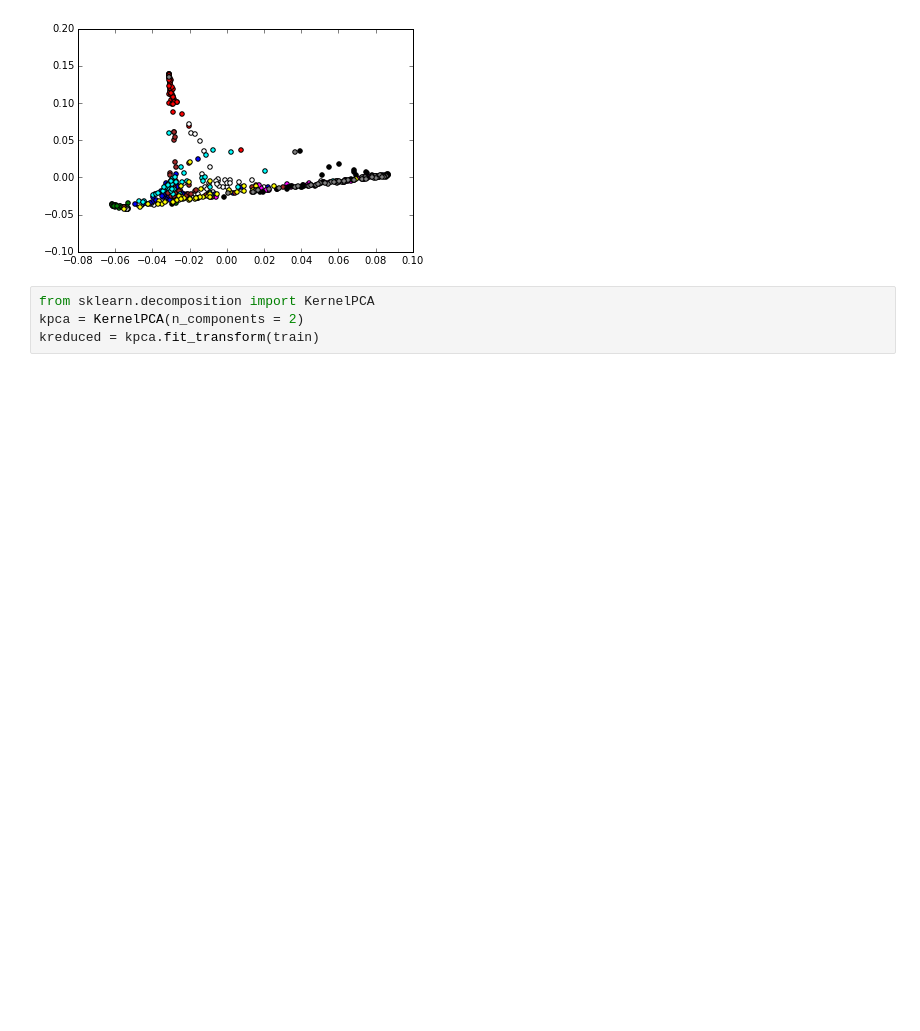
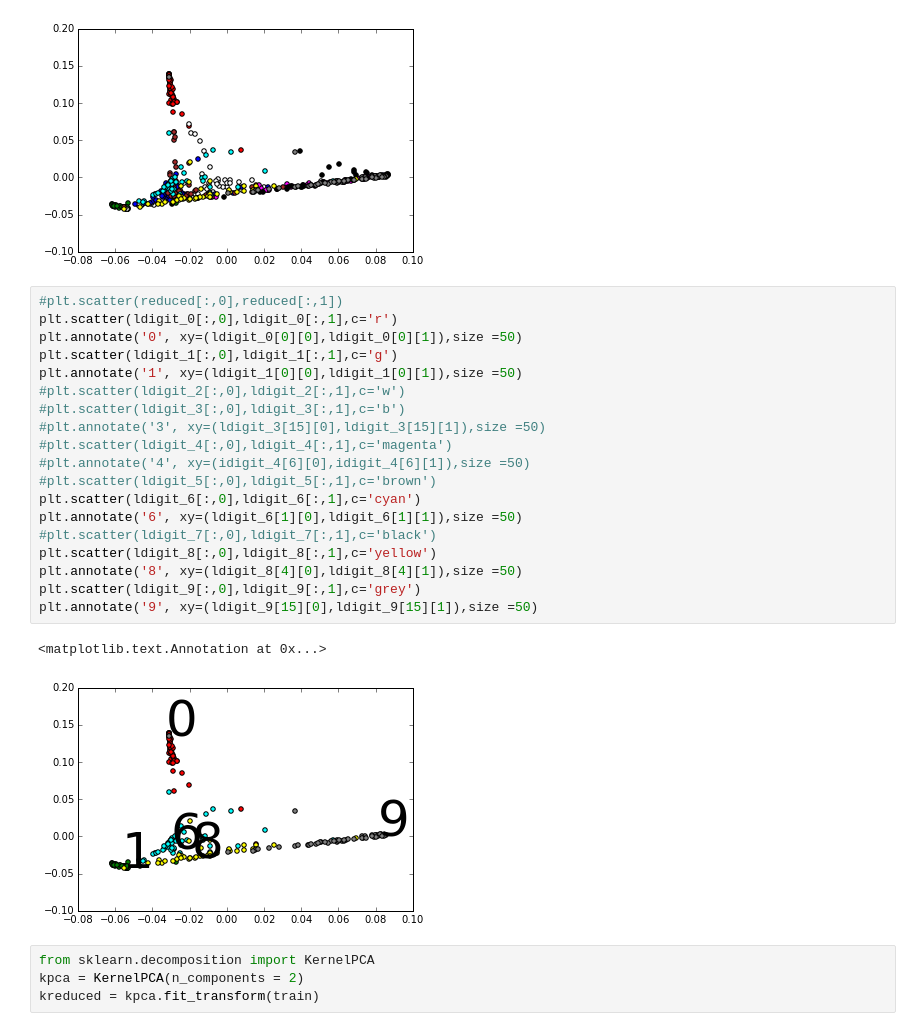
Before and after one commit to yeehanchan/SignalProcessing, a Jupyter notebook: HW3/HW3.ipynb, the cells around one changed output. Drawn from its saved outputs; the diff is of its cells as text; blank space fills up the shorter version.

```diff
--- a/HW3/HW3.ipynb
+++ b/HW3/HW3.ipynb
@@ -194,6 +219,28 @@ plt.scatter(ldigit_9[:,0],ldigit_9[:,1],c='grey')
 # %% [output]
 <matplotlib.collections.PathCollection at 0x...>
 [figure]
+# %%
+#plt.scatter(reduced[:,0],reduced[:,1])
+plt.scatter(ldigit_0[:,0],ldigit_0[:,1],c='r')
+plt.annotate('0', xy=(ldigit_0[0][0],ldigit_0[0][1]),size =50)
+plt.scatter(ldigit_1[:,0],ldigit_1[:,1],c='g')
+plt.annotate('1', xy=(ldigit_1[0][0],ldigit_1[0][1]),size =50)
+#plt.scatter(ldigit_2[:,0],ldigit_2[:,1],c='w')
+#plt.scatter(ldigit_3[:,0],ldigit_3[:,1],c='b')
+#plt.annotate('3', xy=(ldigit_3[15][0],ldigit_3[15][1]),size =50)
+#plt.scatter(ldigit_4[:,0],ldigit_4[:,1],c='magenta')
+#plt.annotate('4', xy=(idigit_4[6][0],idigit_4[6][1]),size =50)
+#plt.scatter(ldigit_5[:,0],ldigit_5[:,1],c='brown')
+plt.scatter(ldigit_6[:,0],ldigit_6[:,1],c='cyan')
+plt.annotate('6', xy=(ldigit_6[1][0],ldigit_6[1][1]),size =50)
+#plt.scatter(ldigit_7[:,0],ldigit_7[:,1],c='black')
+plt.scatter(ldigit_8[:,0],ldigit_8[:,1],c='yellow')
+plt.annotate('8', xy=(ldigit_8[4][0],ldigit_8[4][1]),size =50)
+plt.scatter(ldigit_9[:,0],ldigit_9[:,1],c='grey')
+plt.annotate('9', xy=(ldigit_9[15][0],ldigit_9[15][1]),size =50)
+# %% [output]
+<matplotlib.text.Annotation at 0x...>
+[figure, added]
 # %%
 from sklearn.decomposition import KernelPCA
 kpca = KernelPCA(n_components = 2)
```
Also changed, not shown: parts of 8 cells of this notebook.
